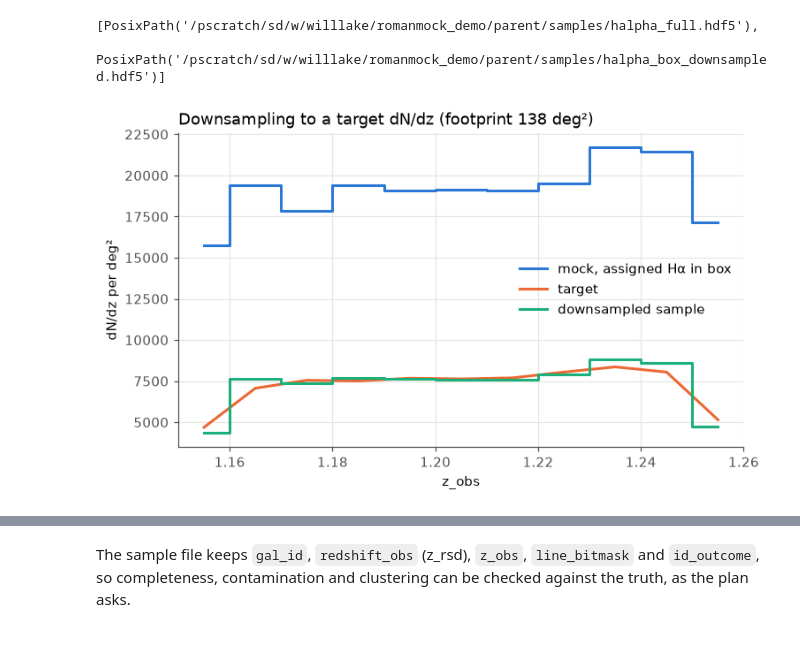
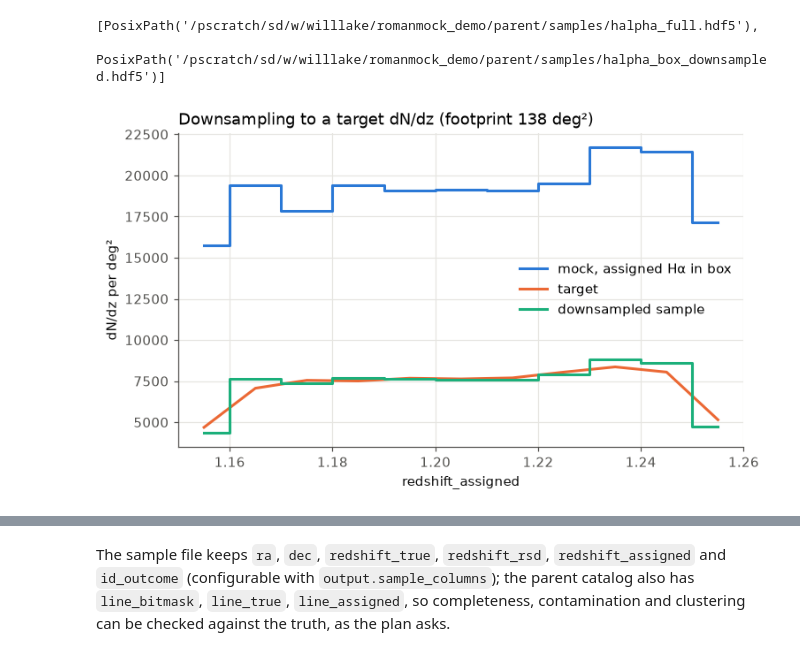
Before and after one commit to willlake/RomanMock, a Jupyter notebook: notebooks/03_run_and_build_samples.ipynb, the cells around one changed output, grey strips where cells are left out. Drawn from its saved outputs; the diff is of its cells as text; code cells hidden in the pictures.

```diff
--- a/notebooks/03_run_and_build_samples.ipynb
+++ b/notebooks/03_run_and_build_samples.ipynb
@@ -31,8 +31,8 @@ from romanmock import RomanMockConfig, RomanMockPipeline
 
 cfg = RomanMockConfig.from_dict({
     "catalog": {"path": CATALOG, "steps": [148, 219, 224]},   # the intended parent catalog: three slices
-    "output": {"dir": os.path.join(WORK, "parent"), "overwrite": False,
-               "passthrough_columns": ["gal_id", "ra", "dec", "redshift_true", "redshift_obs", "logsm_obs", "roman_F158"]},
+    "output": {"dir": os.path.join(WORK, "parent"), "overwrite": False, "store_fluxes": True,   # fluxes are optional; kept here to show them
+               "passthrough_columns": ["gal_id", "ra", "dec", "redshift_true", "logsm_obs", "roman_F158"]},
     "line_set": "roman_transitions",
     "sensitivity": {"type": "constant", "flux_limit": 1e-16, "wave_range": [10000.0, 19300.0]},
     "confusion": {"type": "matrix", "default_p_fail": 0.02, "rows": {
@@ -98,7 +98,7 @@ erg / (s cm2) | Identification outcome: 0=NOT_DETECTED; 1=MULTI_LINE; 2=SINGLE_C
 # %%
 from romanmock.diagnostics import outcome_summary
 
-cols = ["z_obs", "redshift_obs", "id_outcome", "n_det", "line_true", "line_assigned", "ra", "dec"]
+cols = ["redshift_assigned", "redshift_rsd", "id_outcome", "n_det", "line_true", "line_assigned", "ra", "dec"]
 pdata = parent.select(*cols).get_data("numpy", wrap_single=True)
 summary = outcome_summary(pdata)
 fig, ax = plt.subplots(figsize=(9, 4.2))
@@ -155,9 +155,9 @@ from romanmock.selection import build_footprint
 box = {"type": "box", "ra_min": 0.0, "ra_max": 45.0, "dec_min": 55.0, "dec_max": 66.0}
 footprint = build_footprint(box)
 fp_area = sky_area_deg2(parent, 256, footprint=footprint)
-sel = (pdata["line_assigned"] == pipe.line_set.bit("Ha")) & np.isfinite(pdata["z_obs"]) & footprint(pdata["ra"], pdata["dec"])
+sel = (pdata["line_assigned"] == pipe.line_set.bit("Ha")) & np.isfinite(pdata["redshift_assigned"]) & footprint(pdata["ra"], pdata["dec"])
 edges = np.linspace(1.15, 1.26, 12)
-mock = dndz(pdata["z_obs"][sel], edges, fp_area)
+mock = dndz(pdata["redshift_assigned"][sel], edges, fp_area)
 zc = 0.5 * (edges[1:] + edges[:-1])
 target = {"z": zc.tolist(), "dndz": (0.4 * np.convolve(mock, np.ones(3) / 3, mode="same")).tolist()}
 
@@ -177,13 +177,13 @@ sample_files
  PosixPath('/pscratch/sd/w/willlake/romanmock_demo/parent/samples/halpha_box_downsampled.hdf5')]
 # %%
 ds_sample = oc.open(sample_files[1])
-zs = ds_sample.select("z_obs").get_data("numpy")
+zs = ds_sample.select("redshift_assigned").get_data("numpy")
 fig, ax = plt.subplots()
 ax.step(zc, mock, where="mid", color=plotting.CATEGORICAL[0], label="mock, assigned Hα in box")
 ax.plot(zc, target["dndz"], color=plotting.CATEGORICAL[1], label="target")
 ax.step(zc, dndz(zs, edges, fp_area), where="mid", color=plotting.CATEGORICAL[2], label="downsampled sample")
-ax.set_xlabel("z_obs"); ax.set_ylabel("dN/dz per deg²"); ax.set_title(f"Downsampling to a target dN/dz (footprint {fp_area:.0f} deg²)")
+ax.set_xlabel("redshift_assigned"); ax.set_ylabel("dN/dz per deg²"); ax.set_title(f"Downsampling to a target dN/dz (footprint {fp_area:.0f} deg²)")
 ax.legend(); plt.show()
 print(open(os.path.join(WORK, "parent", "samples", "halpha_box_downsampled_metadata.yaml")).read()[-400:])
 # %% [output]
-[figure, old version]
+[figure, new version]
@@ -205,5 +205,6 @@ p_keep:
 - 1.25
 - 1.26
 # %% [markdown]
-The sample file keeps `gal_id`, `redshift_obs` (z_rsd), `z_obs`, `line_bitmask` and `id_outcome`,
+The sample file keeps `ra`, `dec`, `redshift_true`, `redshift_rsd`, `redshift_assigned` and `id_outcome`
+(configurable with `output.sample_columns`); the parent catalog also has `line_bitmask`, `line_true`, `line_assigned`,
 so completeness, contamination and clustering can be checked against the truth, as the plan asks.
```
Also changed, not shown: parts of 4 cells of this notebook, 22 other files.
